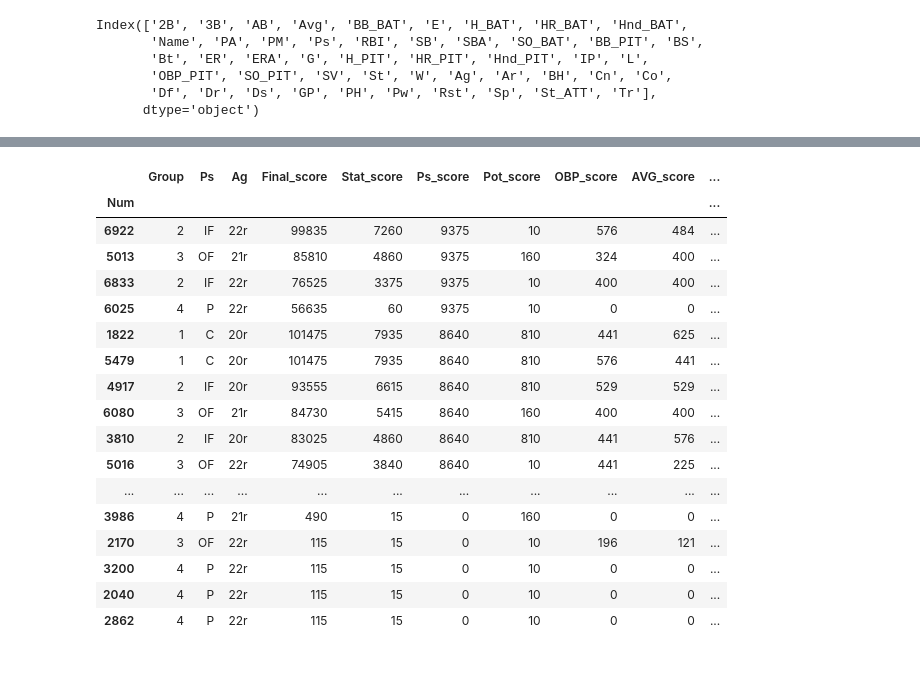
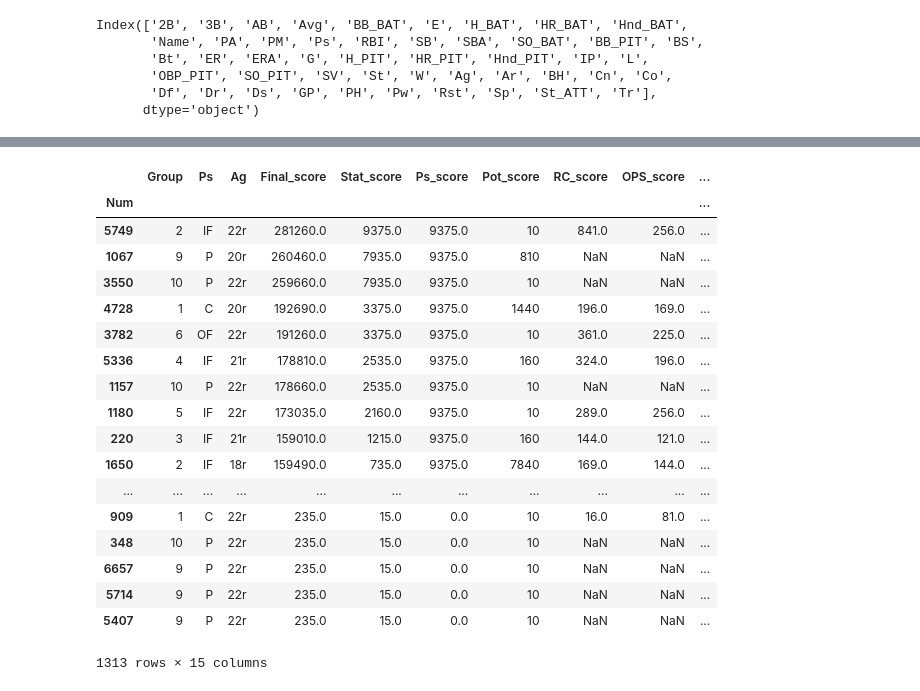
Before and after one commit to jesseerdmann/del_tools, a Jupyter notebook: notebooks/EPBL_Draft.ipynb, the cells around one changed output, grey strips where cells are left out. Drawn from its saved outputs; the diff is of its cells as text; code cells hidden in the pictures.

```diff
--- a/notebooks/EPBL_Draft.ipynb
+++ b/notebooks/EPBL_Draft.ipynb
@@ -129,9 +129,21 @@ scored['TB'] = scored['H_BAT'].astype(int) + scored['2B'].astype(int) + scored['
 scored['SLG'] = (scored['TB'] / scored['AB_score']) * 1000
 scored = stat_score(scored, 'SLG', 'SLG_score')
 
+scored['OPS'] = (scored['TB'] / scored['AB'].astype(int)) + ((scored['H_BAT'].astype(int) +  \
+                                                              scored['BB_BAT'].astype(int)) / \
+                                                             (scored['AB'].astype(int) + \
+                                                              scored['BB_BAT'].astype(int))) * 1000
+scored = stat_score(scored, 'OPS', 'OPS_score')
+
+scored['RC'] = (((scored['H_BAT'].astype(int) + scored['BB_BAT'].astype(int) - \
+                  (scored['SBA'].astype(int) - scored['SB'].astype(int))) * \
+                  (scored['TB'] + (0.55 * scored['SB'].astype(int)))) / \
+                (scored['AB'].astype(int) + scored['BB_BAT'].astype(int)))
+scored = stat_score(scored, 'RC', 'RC_score')
+
 scored['AVG_BAT'] = (scored['H_BAT'].astype(int) / scored['AB_score']) * 1000
 scored['AVG_BAT'] = scored['AVG_BAT'].apply(lambda x: 0.00 if str(x) == 'nan' else x)
 scored = stat_score(scored, 'AVG_BAT', 'AVG_score')
 
-scored.sort_values(by=['Pot_score', 'OBP_score', 'AVG_score', 'SLG_score', 'SB_score', 'K_score', 'OBP_BAT', 'K_BAT'], ascending=False).loc[:, ['Pot_score', 'Ag', 'Tr', 'Tr_score', 'GP_score', 'GP', 'AB_score', 'AB', 'BB_BAT', 'OBP_score', 'AVG_score', 'SLG_score', 'SB_score', 'K_score']]
+scored.sort_values(by=['RC_score', 'OPS_score', 'Pot_score', 'OBP_score', 'AVG_score', 'SLG_score', 'SB_score', 'K_score', 'OBP_BAT', 'K_BAT'], ascending=False).loc[:, ['RC_score', 'RC', 'OPS_score', 'OPS', 'Pot_score', 'Ag', 'Tr', 'Tr_score', 'GP_score', 'GP', 'AB_score', 'AB', 'BB_BAT', 'OBP_score', 'AVG_score', 'SLG_score', 'SB_score', 'K_score']]
 # %% [output]
@@ -282,0 +606,17 @@ See the caveats in the documentation: http://pandas.pydata.org/pandas-docs/stabl
+# %%
+relief_pitchers['Ps_raw'] = relief_pitchers['Co_score'] + relief_pitchers['Pw_score'] + relief_pitchers['Ds_score'] * 4 + relief_pitchers['Ar_score'] * 8 + \
+                     relief_pitchers['Dr_score'] * 4 + relief_pitchers['Sp_score'] + relief_pitchers['Df_score'] + relief_pitchers['Cn_score'] * 12
+relief_pitchers['Ps_raw'] = relief_pitchers.apply(min_pit, axis=1)
+relief_pitchers = stat_score(relief_pitchers, 'Ps_raw', 'Ps_score', pos_weight)
+relief_pitchers['IP_avg'] = relief_pitchers['IP'].apply(lambda x: float(x))
+relief_pitchers['IP_avg'] = relief_pitchers['IP_avg'].apply(lambda x: 80.0 if x > 80.0 else x)
+relief_pitchers = stat_score(relief_pitchers, 'IP_avg', 'IP_score')
+relief_pitchers['OBP_PIT_avg'] = relief_pitchers['OBP_PIT'].apply(lambda x: (1 - float(x)) * 1000) * relief_pitchers['IP_score']
+relief_pitchers = stat_score(relief_pitchers, 'OBP_PIT_avg', 'OBP_PIT_score')
+relief_pitchers['ERA_avg'] = relief_pitchers['ERA'].apply(lambda x: 20.0 - float(x)) * relief_pitchers['IP_score']
+relief_pitchers = stat_score(relief_pitchers, 'ERA_avg', 'ERA_score')
+relief_pitchers['Stat_raw'] = relief_pitchers['OBP_PIT_avg'] * 8 + \
+                         relief_pitchers['ERA_avg'] * 12# + \
+                         #relief_pitchers['IP_score'] * 8
+relief_pitchers['Group'] = '10'
+relief_pitchers = stat_score(relief_pitchers, 'Stat_raw', 'Stat_score', stat_weight)
@@ -283,29 +641,41 @@ See the caveats in the documentation: http://pandas.pydata.org/pandas-docs/stabl
+# %%
+scored.update(catchers.loc[:, ['Ps_raw', 'Ps_score', 'Stat_raw', 'Stat_score', 'Group']])
+scored.update(first_basemen.loc[:, ['Ps_raw', 'Ps_score', 'Stat_raw', 'Stat_score', 'Group']])
+scored.update(second_basemen.loc[:, ['Ps_raw', 'Ps_score', 'Stat_raw', 'Stat_score', 'Group']])
+scored.update(shortstops.loc[:, ['Ps_raw', 'Ps_score', 'Stat_raw', 'Stat_score', 'Group']])
+scored.update(third_basemen.loc[:, ['Ps_raw', 'Ps_score', 'Stat_raw', 'Stat_score', 'Group']])
+scored.update(right_fielders.loc[:, ['Ps_raw', 'Ps_score', 'Stat_raw', 'Stat_score', 'Group']])
+scored.update(center_fielders.loc[:, ['Ps_raw', 'Ps_score', 'Stat_raw', 'Stat_score', 'Group']])
+scored.update(left_fielders.loc[:, ['Ps_raw', 'Ps_score', 'Stat_raw', 'Stat_score', 'Group']])
+scored.update(starting_pitchers.loc[:, ['Ps_raw', 'Ps_score', 'Stat_raw', 'Stat_score', 'Group']])
+scored.update(relief_pitchers.loc[:, ['Ps_raw', 'Ps_score', 'Stat_raw', 'Stat_score', 'Group']])
 # %%
 scored['Final_score'] = (scored['Stat_score'] * STAT_FACTOR) + (scored['Ps_score'] * POS_FACTOR) + (scored['Pot_score'] * POT_FACTOR)
 #scored.sort_values(by=['Final_score'], ascending=False).loc[:, ['Group', 'Ps', 'Ag', 'Final_score', 'Stat_score', 'Ps_score', 'Pot_score', 'OBP_score', 'AVG_score', 'SLG_score', 'SB_score', 'K_score', 'Ps_raw']]
 restricted = scored[scored['Pot_score'] > 0]
 restricted = restricted[restricted['Stat_score'] > 0]
 restricted.sort_values(by=['Ps_score', 'Stat_score', 'Pot_score'], ascending=False)\
-  .loc[:, ['Group', 'Ps', 'Ag', 'Final_score', 'Stat_score', 'Ps_score', 'Pot_score', 'OBP_score', 'AVG_score', 'SLG_score', 'SB_score', 'K_score', 'Ps_raw']]
+  .loc[:, ['Group', 'Ps', 'Ag', 'Final_score', 'Stat_score', 'Ps_score', 'Pot_score', 'RC_score', 'OPS_score', 'OBP_score', 'AVG_score', 'SLG_score', 'SB_score', 'K_score', 'Ps_raw']]
 # %% [output]
-|  | Group | Ps | Ag | Final_score | Stat_score | Ps_score | Pot_score | OBP_score | AVG_score | ... |
+|  | Group | Ps | Ag | Final_score | Stat_score | Ps_score | Pot_score | RC_score | OPS_score | ... |
 | Num |  |  |  |  |  |  |  |  |  | ... |
-| 6922 | 2 | IF | 22r | 99835 | 7260 | 9375 | 10 | 576 | 484 | ... |
-| 5013 | 3 | OF | 21r | 85810 | 4860 | 9375 | 160 | 324 | 400 | ... |
-| 6833 | 2 | IF | 22r | 76525 | 3375 | 9375 | 10 | 400 | 400 | ... |
-| 6025 | 4 | P | 22r | 56635 | 60 | 9375 | 10 | 0 | 0 | ... |
-| 1822 | 1 | C | 20r | 101475 | 7935 | 8640 | 810 | 441 | 625 | ... |
-| 5479 | 1 | C | 20r | 101475 | 7935 | 8640 | 810 | 576 | 441 | ... |
-| 4917 | 2 | IF | 20r | 93555 | 6615 | 8640 | 810 | 529 | 529 | ... |
-| 6080 | 3 | OF | 21r | 84730 | 5415 | 8640 | 160 | 400 | 400 | ... |
-| 3810 | 2 | IF | 20r | 83025 | 4860 | 8640 | 810 | 441 | 576 | ... |
-| 5016 | 3 | OF | 22r | 74905 | 3840 | 8640 | 10 | 441 | 225 | ... |
+| 5749 | 2 | IF | 22r | 281260.0 | 9375.0 | 9375.0 | 10 | 841.0 | 256.0 | ... |
+| 1067 | 9 | P | 20r | 260460.0 | 7935.0 | 9375.0 | 810 | NaN | NaN | ... |
+| 3550 | 10 | P | 22r | 259660.0 | 7935.0 | 9375.0 | 10 | NaN | NaN | ... |
+| 4728 | 1 | C | 20r | 192690.0 | 3375.0 | 9375.0 | 1440 | 196.0 | 169.0 | ... |
+| 3782 | 6 | OF | 22r | 191260.0 | 3375.0 | 9375.0 | 10 | 361.0 | 225.0 | ... |
+| 5336 | 4 | IF | 21r | 178810.0 | 2535.0 | 9375.0 | 160 | 324.0 | 196.0 | ... |
+| 1157 | 10 | P | 22r | 178660.0 | 2535.0 | 9375.0 | 10 | NaN | NaN | ... |
+| 1180 | 5 | IF | 22r | 173035.0 | 2160.0 | 9375.0 | 10 | 289.0 | 256.0 | ... |
+| 220 | 3 | IF | 21r | 159010.0 | 1215.0 | 9375.0 | 160 | 144.0 | 121.0 | ... |
+| 1650 | 2 | IF | 18r | 159490.0 | 735.0 | 9375.0 | 7840 | 169.0 | 144.0 | ... |
 | ... | ... | ... | ... | ... | ... | ... | ... | ... | ... | ... |
-| 3986 | 4 | P | 21r | 490 | 15 | 0 | 160 | 0 | 0 | ... |
-| 2170 | 3 | OF | 22r | 115 | 15 | 0 | 10 | 196 | 121 | ... |
-| 3200 | 4 | P | 22r | 115 | 15 | 0 | 10 | 0 | 0 | ... |
-| 2040 | 4 | P | 22r | 115 | 15 | 0 | 10 | 0 | 0 | ... |
-| 2862 | 4 | P | 22r | 115 | 15 | 0 | 10 | 0 | 0 | ... |
+| 909 | 1 | C | 22r | 235.0 | 15.0 | 0.0 | 10 | 16.0 | 81.0 | ... |
+| 348 | 10 | P | 22r | 235.0 | 15.0 | 0.0 | 10 | NaN | NaN | ... |
+| 6657 | 9 | P | 22r | 235.0 | 15.0 | 0.0 | 10 | NaN | NaN | ... |
+| 5714 | 9 | P | 22r | 235.0 | 15.0 | 0.0 | 10 | NaN | NaN | ... |
+| 5407 | 9 | P | 22r | 235.0 | 15.0 | 0.0 | 10 | NaN | NaN | ... |
+1313 rows × 15 columns
 # %%
 restricted['Final_score'].hist()
 # %% [output]
```
Also changed, not shown: parts of 19 cells of this notebook.
